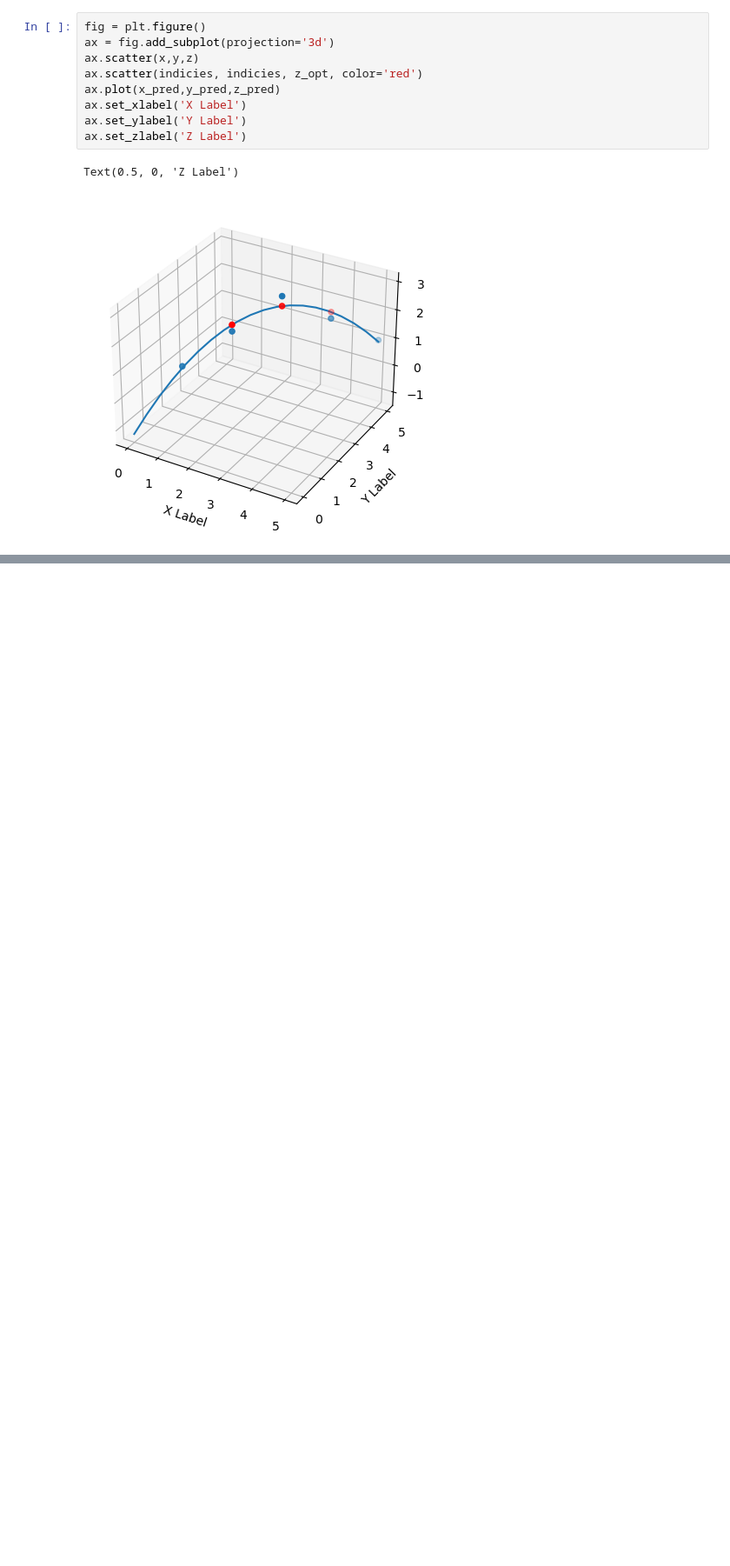
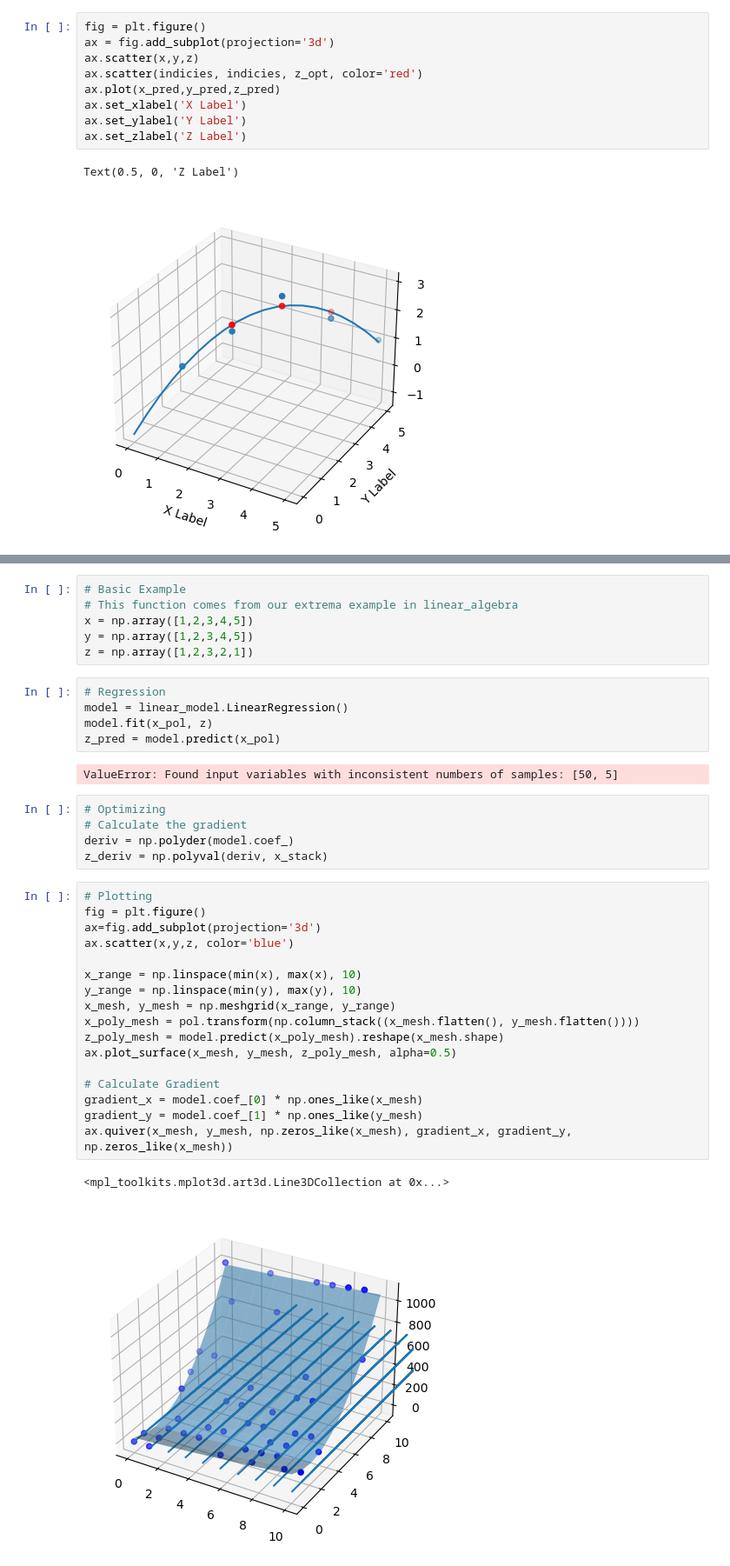
Before and after one commit to seant4/datasciNotebook, a Jupyter notebook: mathematics/calculus/optimization_calc.ipynb, the cells around one changed output, grey strips where cells are left out. Shown: that part at 87% size. Drawn from its saved outputs; the diff is of its cells as text; blank space fills up the shorter version.

```diff
--- a/mathematics/calculus/optimization_calc.ipynb
+++ b/mathematics/calculus/optimization_calc.ipynb
@@ -46,0 +68,38 @@ Text(0.5, 0, 'Z Label')
+# %%
+# Basic Example
+# This function comes from our extrema example in linear_algebra
+x = np.array([1,2,3,4,5])
+y = np.array([1,2,3,4,5])
+z = np.array([1,2,3,2,1])
+# %%
+# Regression
+model = linear_model.LinearRegression()
+model.fit(x_pol, z)
+z_pred = model.predict(x_pol)
+# %% [output]
+ValueError: Found input variables with inconsistent numbers of samples: [50, 5]
+# %%
+# Optimizing
+# Calculate the gradient
+deriv = np.polyder(model.coef_)
+z_deriv = np.polyval(deriv, x_stack)
+# %%
+# Plotting
+fig = plt.figure()
+ax=fig.add_subplot(projection='3d')
+ax.scatter(x,y,z, color='blue')
+
+x_range = np.linspace(min(x), max(x), 10)
+y_range = np.linspace(min(y), max(y), 10)
+x_mesh, y_mesh = np.meshgrid(x_range, y_range)
+x_poly_mesh = pol.transform(np.column_stack((x_mesh.flatten(), y_mesh.flatten())))
+z_poly_mesh = model.predict(x_poly_mesh).reshape(x_mesh.shape)
+ax.plot_surface(x_mesh, y_mesh, z_poly_mesh, alpha=0.5)
+
+# Calculate Gradient
+gradient_x = model.coef_[0] * np.ones_like(x_mesh)
+gradient_y = model.coef_[1] * np.ones_like(y_mesh)
+ax.quiver(x_mesh, y_mesh, np.zeros_like(x_mesh), gradient_x, gradient_y, np.zeros_like(x_mesh))
+# %% [output]
+<mpl_toolkits.mplot3d.art3d.Line3DCollection at 0x...>
+[figure, added]
```
Also changed, not shown: parts of 2 cells of this notebook, 2 other files.
